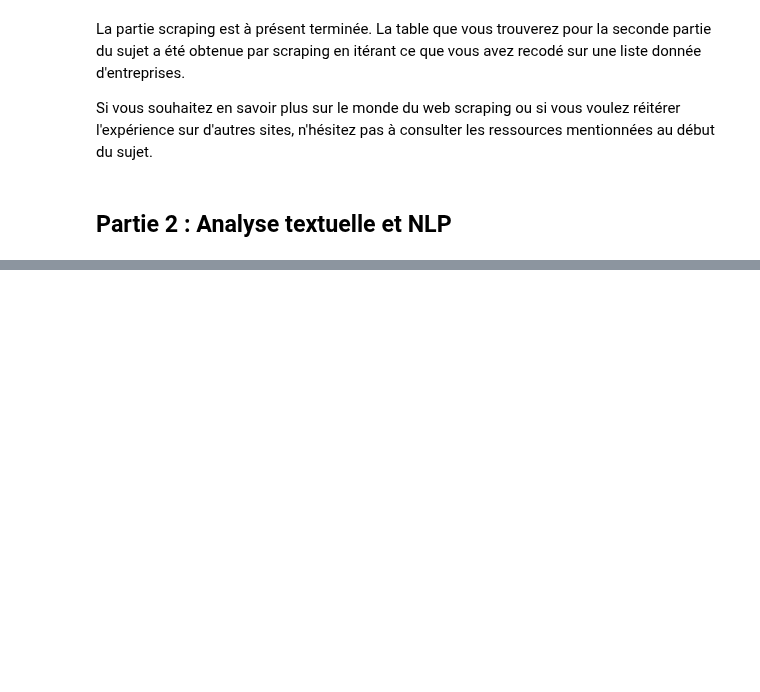
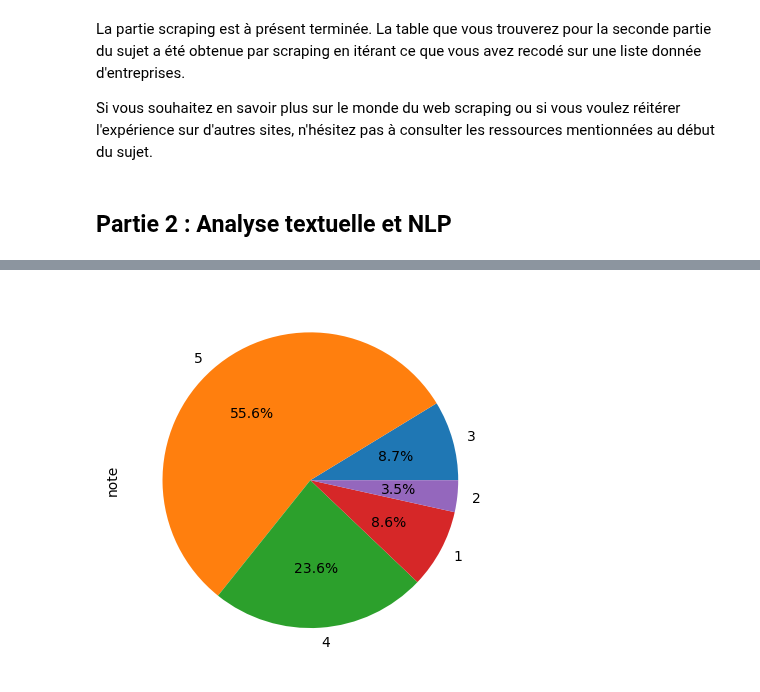
Before and after one commit to InseeFrLab/funathon2023_sujet5, a Jupyter notebook: 1_scraping.ipynb, the cells around one changed output, grey strips where cells are left out. Saved outputs shown, nothing was run; the diff lists cells and outputs as text; code cells hidden in the pictures; blank space fills up the shorter version.

```diff
--- a/1_scraping.ipynb
+++ b/1_scraping.ipynb
@@ -451,0 +492,6 @@ Si vous souhaitez en savoir plus sur le monde du web scraping ou si vous voulez
+# %%
+# Répartition des notes
+df["note"].value_counts(normalize=True, sort=False).plot.pie(autopct="%.1f%%")
+plt.show()
+# %% [output]
+[figure, added]
```
Also changed, not shown: parts of 51 cells of this notebook.
